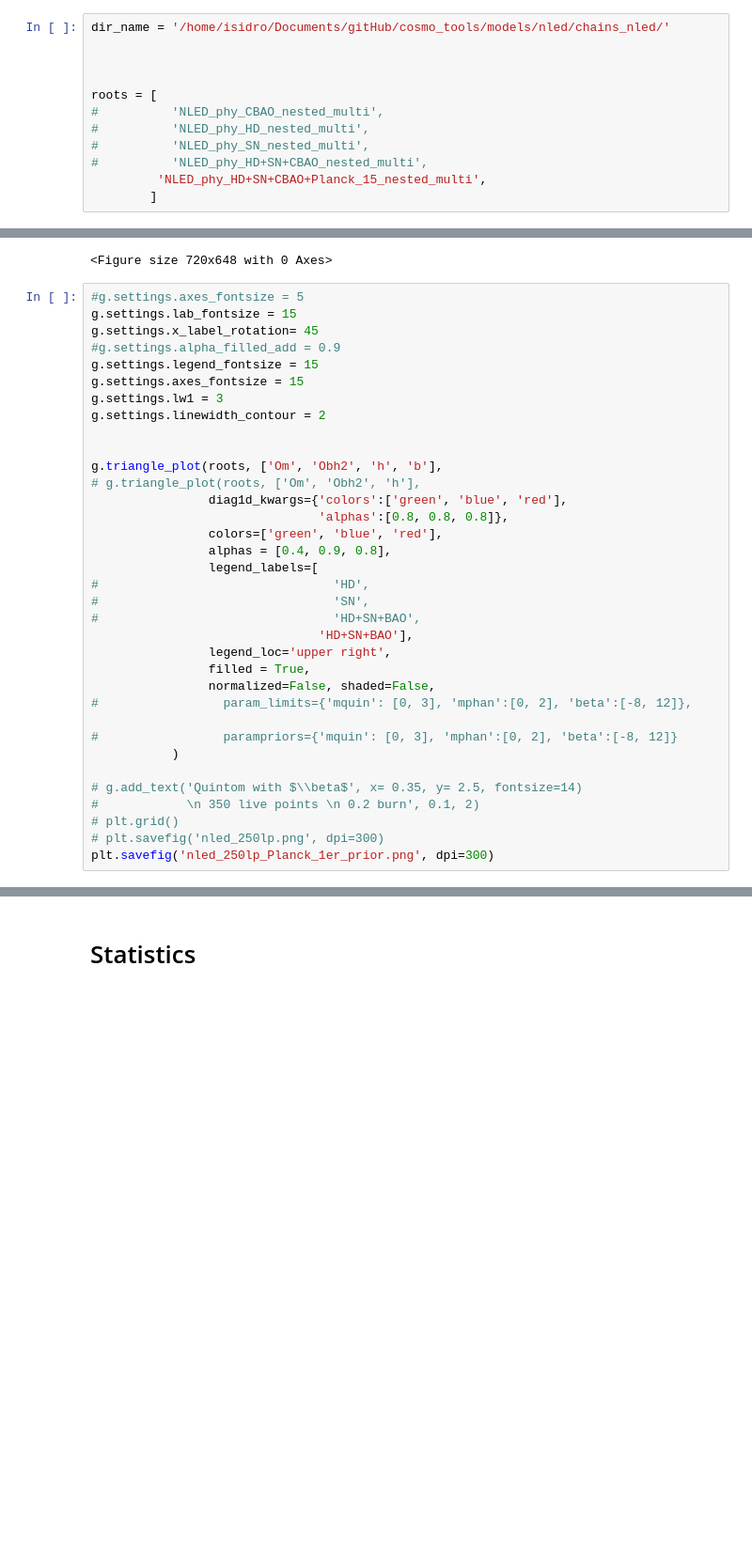
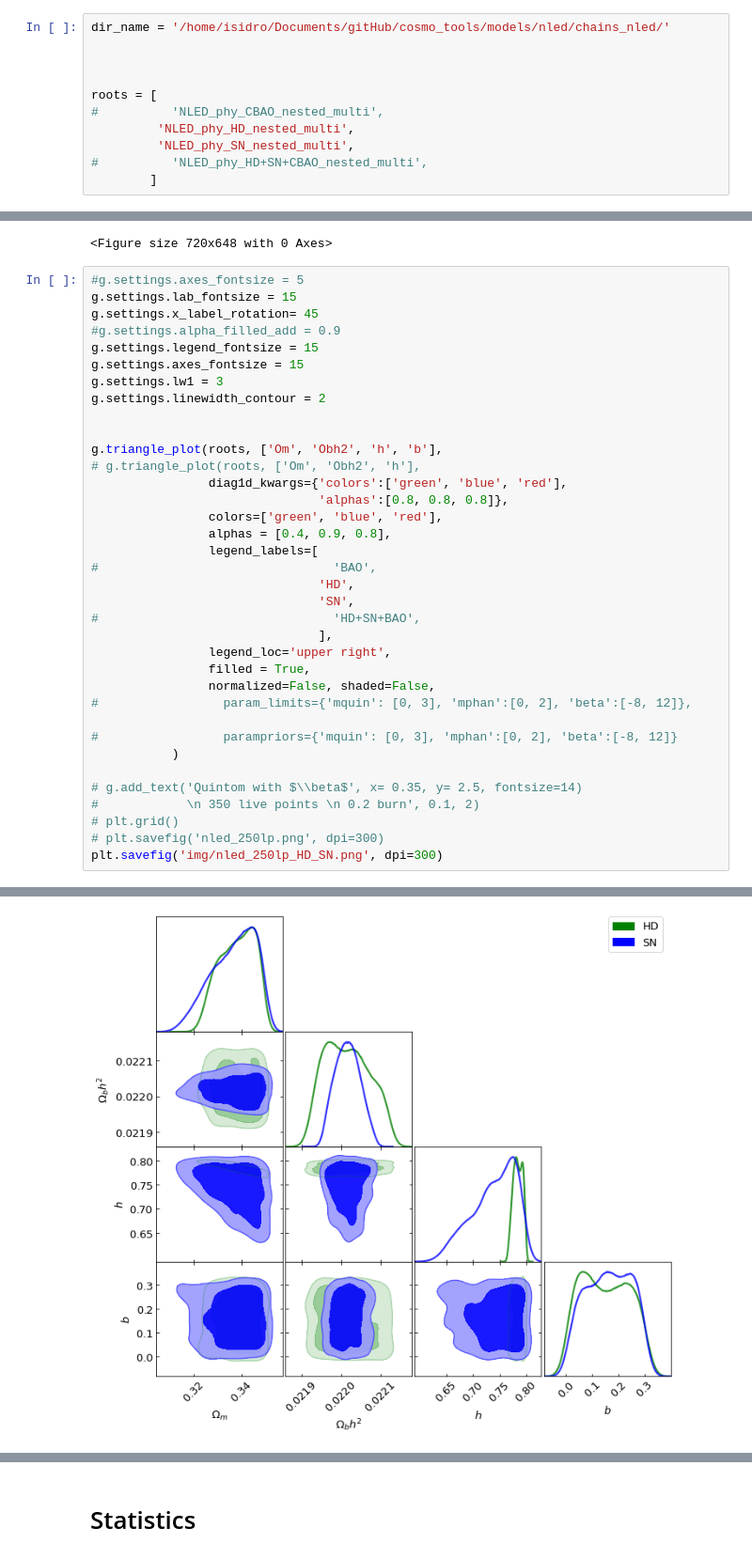
Before and after one commit to igomezv/cosmo_tools, a Jupyter notebook: models/nled/posteriors_nled.ipynb, the cells around one changed output, grey strips where cells are left out. Shown at 94% size. Drawn from its saved outputs; the diff is of its cells as text; blank space fills up the shorter version.

Commit message:
update posterior nled plots

```diff
--- a/models/nled/posteriors_nled.ipynb
+++ b/models/nled/posteriors_nled.ipynb
@@ -20,8 +21,7 @@ dir_name = '/home/isidro/Documents/gitHub/cosmo_tools/models/nled/chains_nled/'
 
 roots = [
 #          'NLED_phy_CBAO_nested_multi',
-#          'NLED_phy_HD_nested_multi',
-#          'NLED_phy_SN_nested_multi',
+         'NLED_phy_HD_nested_multi',
+         'NLED_phy_SN_nested_multi',
 #          'NLED_phy_HD+SN+CBAO_nested_multi',
-         'NLED_phy_HD+SN+CBAO+Planck_15_nested_multi',
         ]
@@ -53,10 +51,11 @@ g.triangle_plot(roots, ['Om', 'Obh2', 'h', 'b'],
                 colors=['green', 'blue', 'red'],
                 alphas = [0.4, 0.9, 0.8],
                 legend_labels=[
-#                                'HD',
-#                                'SN',
+#                                'BAO',
+                               'HD',
+                               'SN',
 #                                'HD+SN+BAO',
-                               'HD+SN+BAO'],
+                               ],
                 legend_loc='upper right',
                 filled = True,
                 normalized=False, shaded=False,
@@ -69,5 +68,5 @@ g.triangle_plot(roots, ['Om', 'Obh2', 'h', 'b'],
 #            \n 350 live points \n 0.2 burn', 0.1, 2)
 # plt.grid()
 # plt.savefig('nled_250lp.png', dpi=300)
-plt.savefig('nled_250lp_Planck_1er_prior.png', dpi=300)
+plt.savefig('img/nled_250lp_HD_SN.png', dpi=300)
 # %% [output]
@@ -77,3 +77,4 @@ ValueError: zero-size array to reduction operation minimum which has no identity
+[figure, added]
 # %%
 plt.figure(figsize=(10, 10), dpi=100)
 
```
Also changed, not shown: parts of 9 cells of this notebook.
